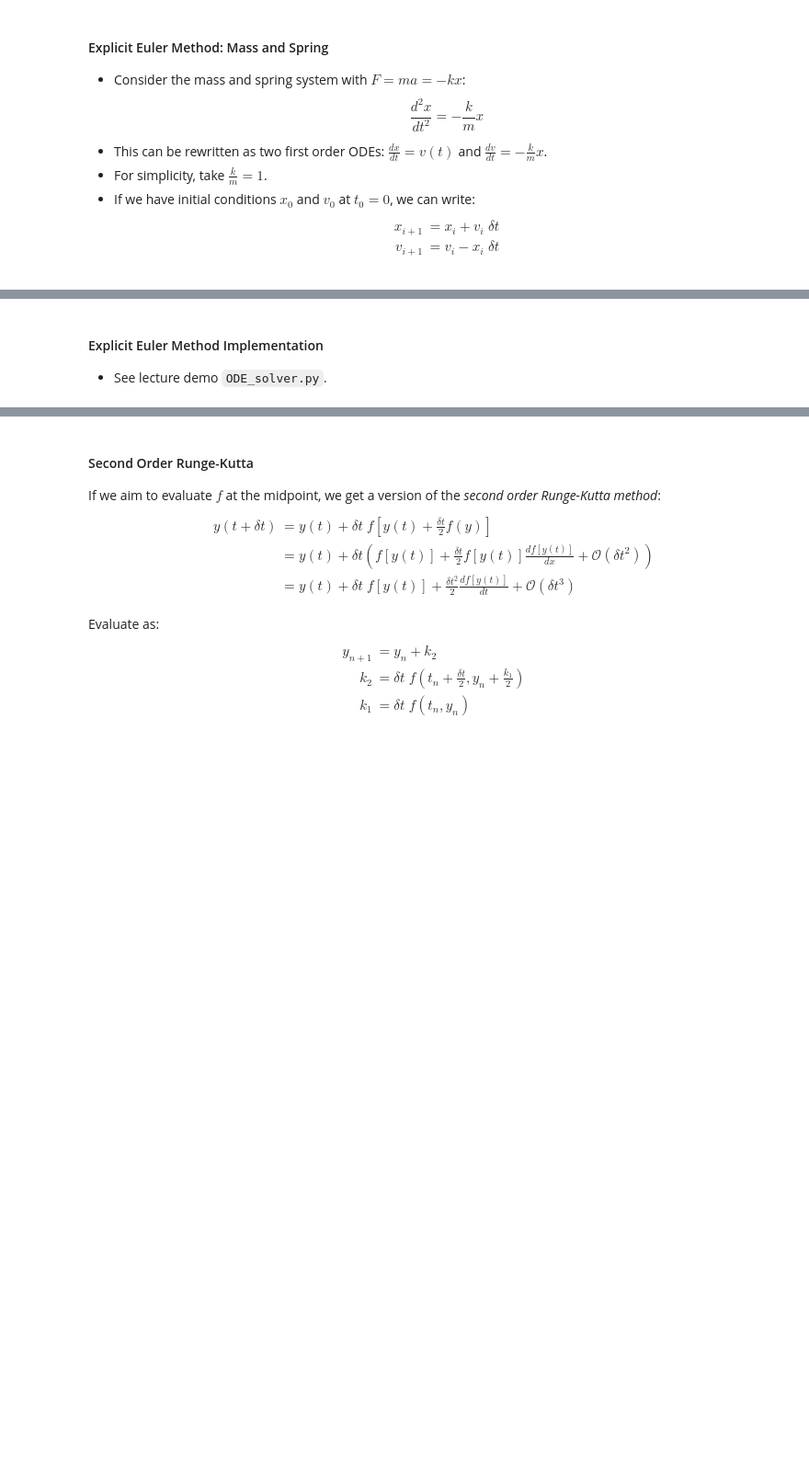
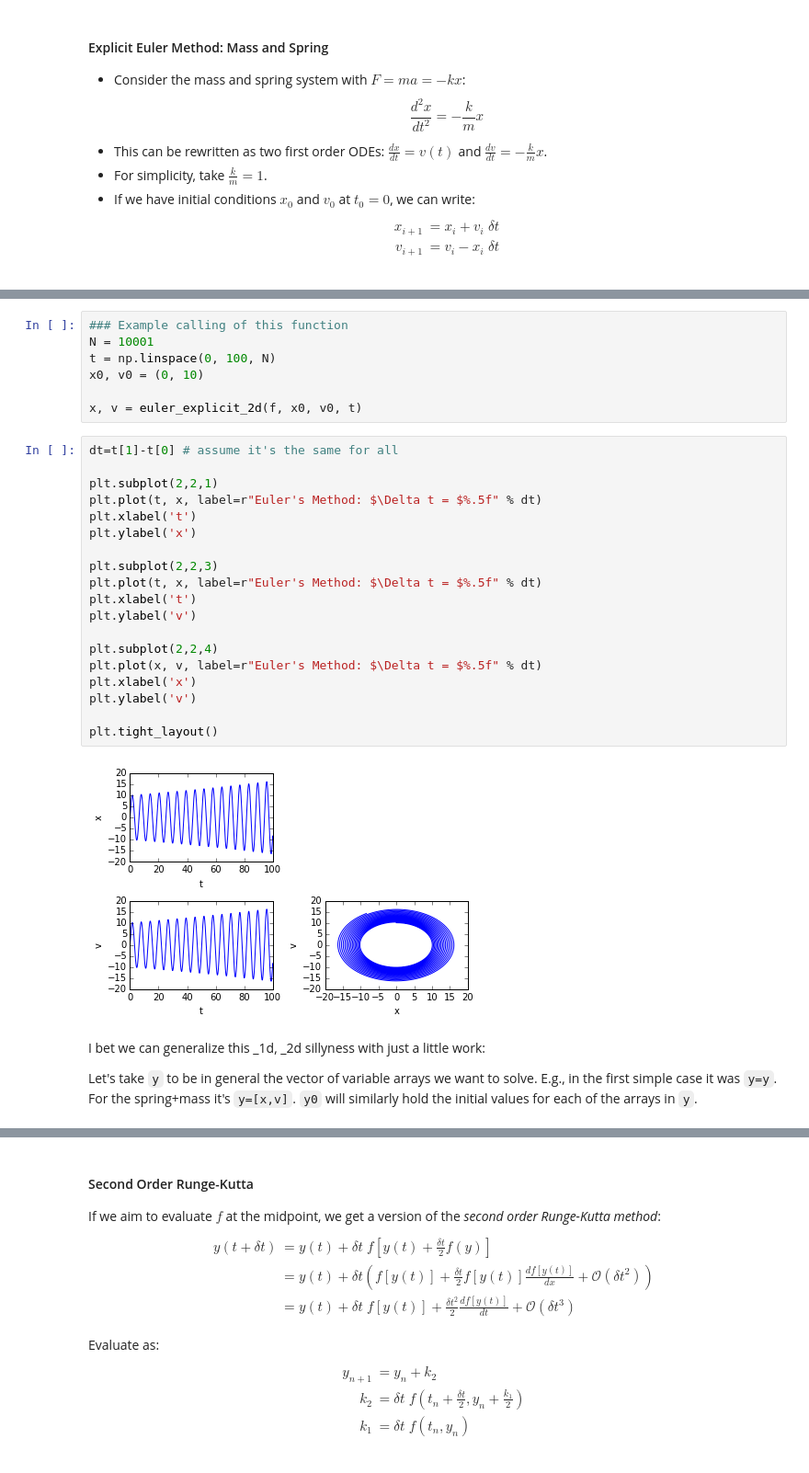
Before and after one commit to pitt1321/lectures, a Jupyter notebook: week_07/week_07.ipynb, the cells around one changed output, grey strips where cells are left out. Shown at 92% size. Cells and saved outputs as stored; diff of their text form; blank space fills up the shorter version.

```diff
--- a/week_07/week_07.ipynb
+++ b/week_07/week_07.ipynb
@@ -188,4 +250,32 @@ SyntaxError: invalid syntax (<ipython-input-6-3b8f4a4f3f9f>, line 5)
-# %% [markdown]
-#### Explicit Euler Method Implementation
-
-* See lecture demo `ODE_solver.py`.
+# %%
+### Example calling of this function
+N = 10001
+t = np.linspace(0, 100, N)
+x0, v0 = (0, 10)
+
+x, v = euler_explicit_2d(f, x0, v0, t)
+# %%
+dt=t[1]-t[0] # assume it's the same for all
+
+plt.subplot(2,2,1)
+plt.plot(t, x, label=r"Euler's Method: $\Delta t = $%.5f" % dt)
+plt.xlabel('t')
+plt.ylabel('x')
+
+plt.subplot(2,2,3)
+plt.plot(t, x, label=r"Euler's Method: $\Delta t = $%.5f" % dt)
+plt.xlabel('t')
+plt.ylabel('v')
+
+plt.subplot(2,2,4)
+plt.plot(x, v, label=r"Euler's Method: $\Delta t = $%.5f" % dt)
+plt.xlabel('x')
+plt.ylabel('v')
+
+plt.tight_layout()
+# %% [output]
+[figure, added]
+# %% [markdown]
+I bet we can generalize this _1d, _2d sillyness with just a little work:
+
+Let's take `y` to be in general the vector of variable arrays we want to solve.  E.g., in the first simple case it was `y=y`.  For the spring+mass it's `y=[x,v]`.  `y0` will similarly hold the initial values for each of the arrays in `y`.
```
Also changed, not shown: parts of 19 cells of this notebook.
